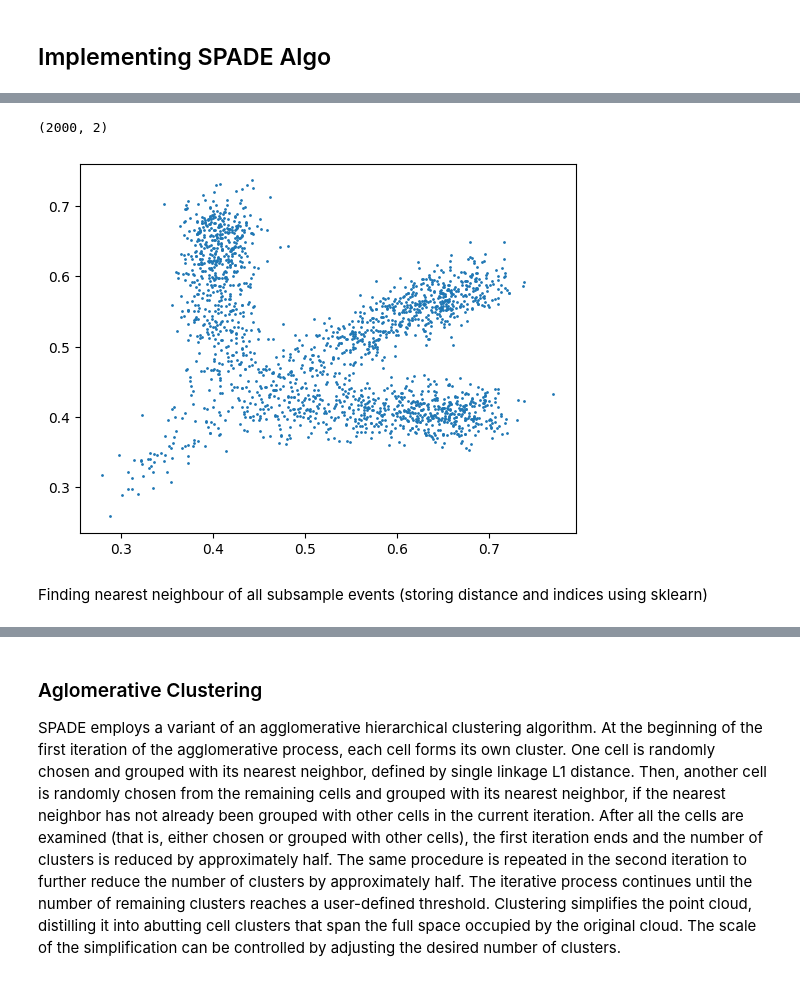
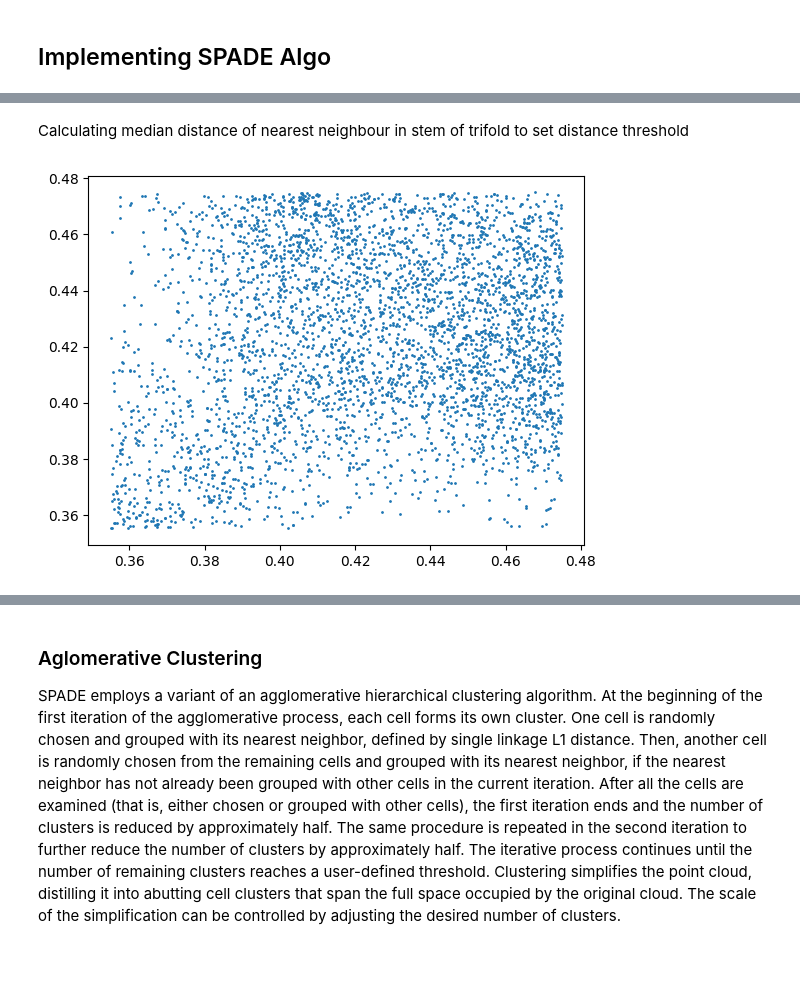
Before and after one commit to TanviJain2803/SenNet_Duke, a Jupyter notebook: SPADE_trial.ipynb, the cells around one changed output, grey strips where cells are left out. Cells and saved outputs as stored; diff of their text form; code cells hidden in the pictures.

Commit message:
Debugged downsampling, added graph, debugged network x

```diff
--- a/SPADE_trial.ipynb
+++ b/SPADE_trial.ipynb
@@ -53,3 +48,5 @@ show(p)
 # %% [output]
 [interactive output not drawn]
 [interactive output not drawn]
+# %%
+X = sample.get_events(source='xform')
@@ -73,12 +67,15 @@ np_events = sample.get_events(source='xform', subsample=2000)
-# %%
-np_events.shape
-# %% [output]
-(2000, 2)
-# %%
-plt.scatter(*np_events.T, s=1)
-plt.show()
-# %% [output]
-[figure, removed]
-# %% [markdown]
-Finding nearest neighbour of all subsample events (storing distance and indices using sklearn)
+# %% [markdown]
+Calculating median distance of nearest neighbour in stem of trifold to set distance threshold
+# %%
+#creating bounding box
+ll = np.array([0.355,0.355])  # lower-left
+ur = np.array([0.475,0.475])  # upper-right
+
+inidx = np.all(np.logical_and(ll <= X,X <= ur), axis=1)
+inbox = X[inidx]
+inbox
+plt.scatter(*inbox.T, s=1)
+plt.show()
+# %% [output]
+[figure, added]
 # %%
```
Also changed, not shown: parts of 64 cells of this notebook.
